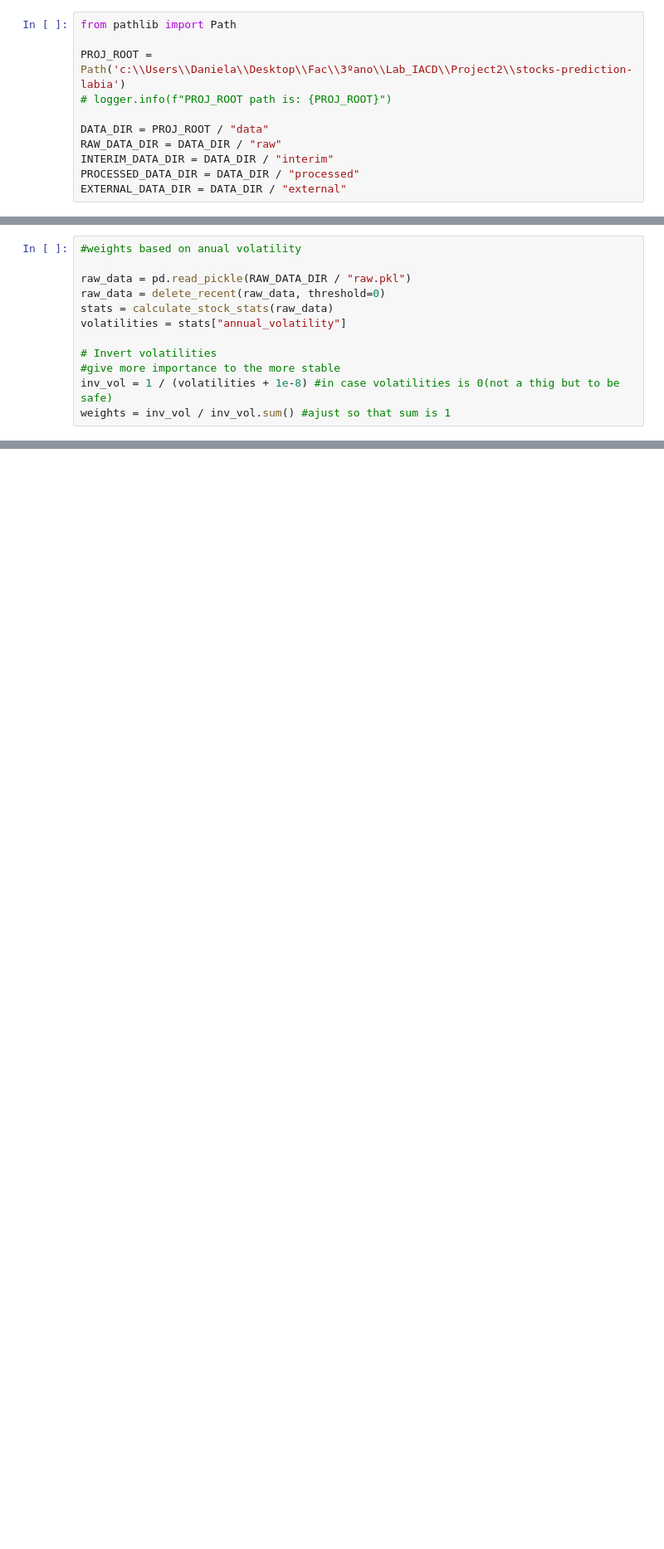
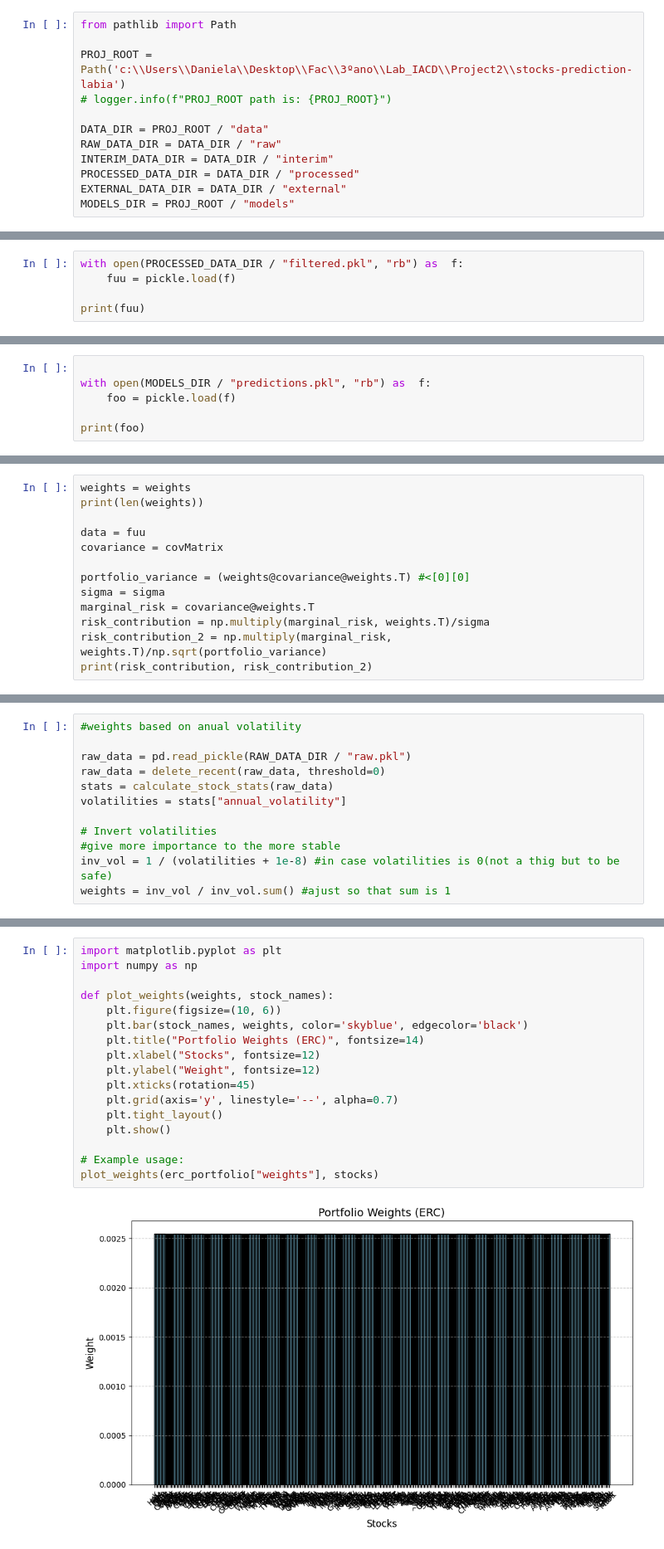
Before and after one commit to PsuperX/stocks-prediction-labia, a Jupyter notebook: notebooks/MC.ipynb, the cells around one changed output, grey strips where cells are left out. Shown: that part at 83% size. Saved outputs shown, nothing was run; the diff lists cells and outputs as text; blank space fills up the shorter version.

```diff
--- a/notebooks/MC.ipynb
+++ b/notebooks/MC.ipynb
@@ -116,5 +75,6 @@ RAW_DATA_DIR = DATA_DIR / "raw"
 INTERIM_DATA_DIR = DATA_DIR / "interim"
 PROCESSED_DATA_DIR = DATA_DIR / "processed"
 EXTERNAL_DATA_DIR = DATA_DIR / "external"
+MODELS_DIR = PROJ_ROOT / "models"
 # %%
 df = pdr.DataReader('^SPX', data_source='stooq', start='2010-1-1', end='2023-12-31')
@@ -123,3 +98,8 @@ df = pdr.DataReader('^SPX', data_source='stooq', start='2010-1-1', end='2023-12-
 calculate mean return and standard diviation
 
 estimate the correlation matrix for all stocks
+# %%
+with open(PROCESSED_DATA_DIR / "filtered.pkl", "rb") as  f:
+    fuu = pickle.load(f)
+
+print(fuu)
@@ -168,0 +199,6 @@ ROK     0.000787
+# %%
+
+with open(MODELS_DIR / "predictions.pkl", "rb") as  f:
+    foo = pickle.load(f)
+
+print(foo)
@@ -179,3 +257,16 @@ the idea of the strategy is to find a risk-balanced portfolio such that the risk
 ![image.png](attachment:image.png)
 
 The ERC portfolio may be viewed as a portfolio “between” the 1/n portfolio(in this case annual volatility) and the minimum variance portfolio.
+# %%
+weights = weights
+print(len(weights))
+
+data = fuu
+covariance = covMatrix
+
+portfolio_variance = (weights@covariance@weights.T) #<[0][0]
+sigma = sigma
+marginal_risk = covariance@weights.T
+risk_contribution = np.multiply(marginal_risk, weights.T)/sigma
+risk_contribution_2 = np.multiply(marginal_risk, weights.T)/np.sqrt(portfolio_variance)
+print(risk_contribution, risk_contribution_2)
@@ -555,0 +743,19 @@ print(f"Expected Return: {optimal_return*100:.2f}%, Volatility: {optimal_volatil
+# %%
+import matplotlib.pyplot as plt
+import numpy as np
+
+def plot_weights(weights, stock_names):
+    plt.figure(figsize=(10, 6))
+    plt.bar(stock_names, weights, color='skyblue', edgecolor='black')
+    plt.title("Portfolio Weights (ERC)", fontsize=14)
+    plt.xlabel("Stocks", fontsize=12)
+    plt.ylabel("Weight", fontsize=12)
+    plt.xticks(rotation=45)
+    plt.grid(axis='y', linestyle='--', alpha=0.7)
+    plt.tight_layout()
+    plt.show()
+
+# Example usage:
+plot_weights(erc_portfolio["weights"], stocks)
+# %% [output]
+[figure, added]
```
Also changed, not shown: parts of 33 cells of this notebook.
